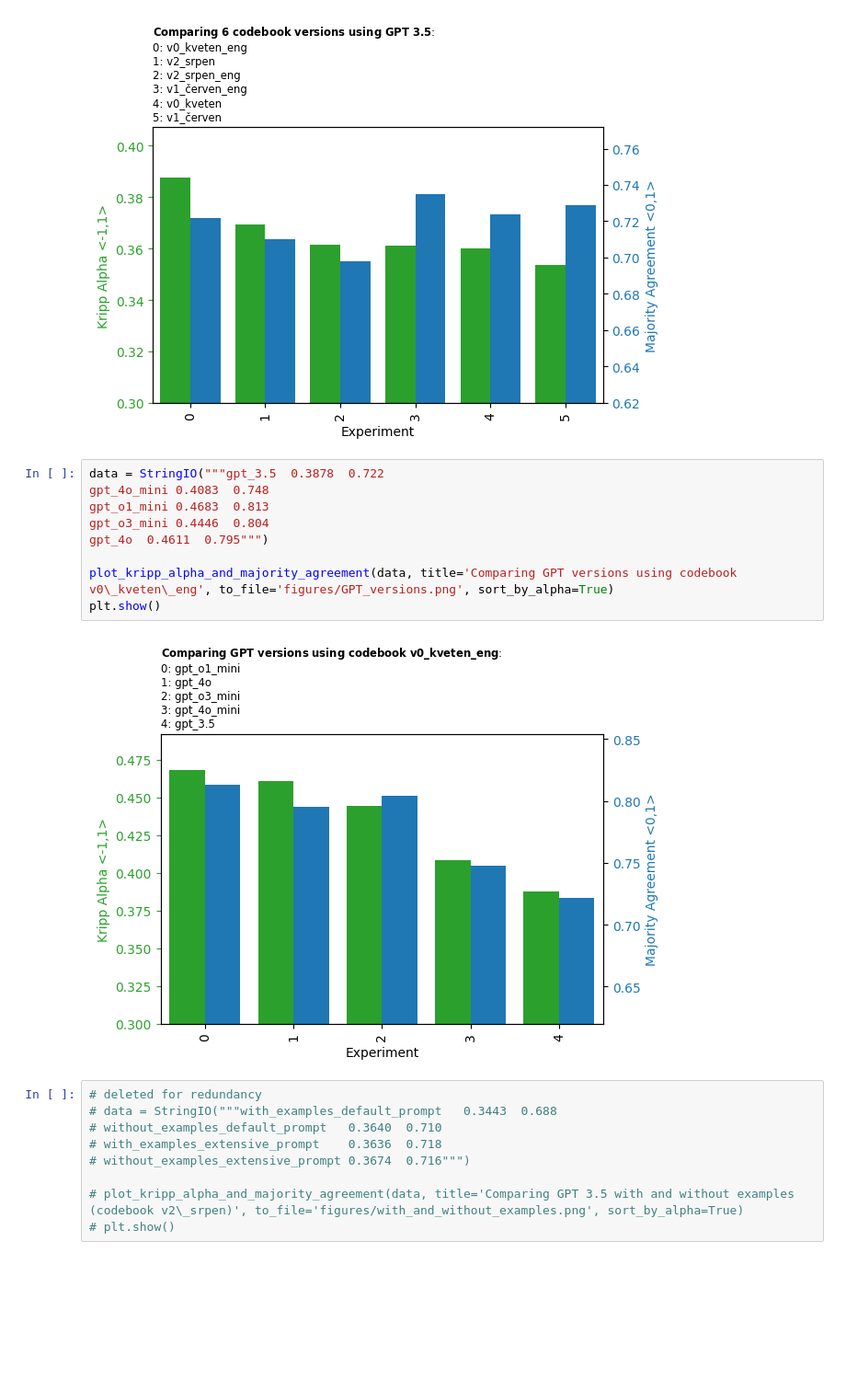
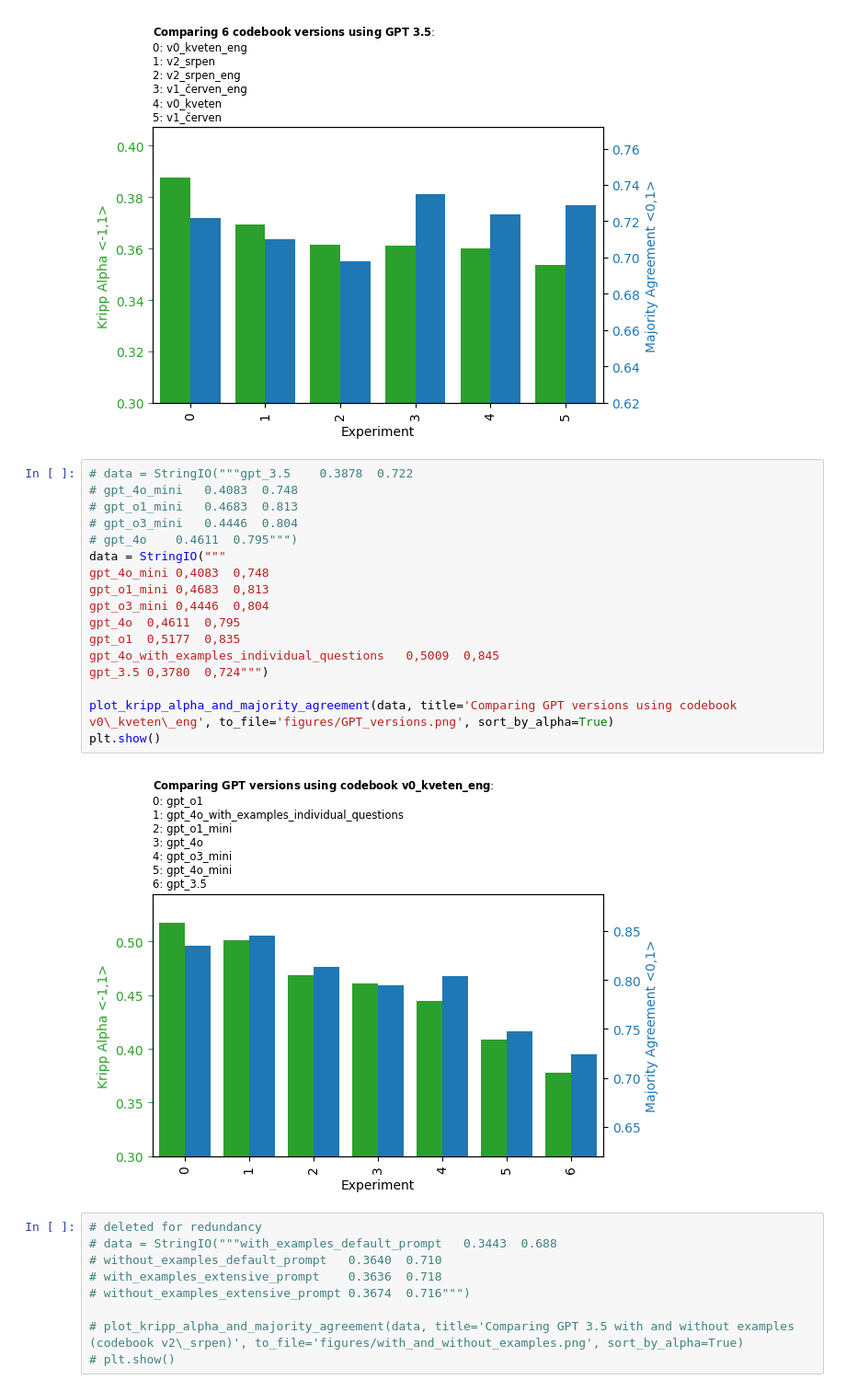
Before and after one commit to DCGM/discourseer, a Jupyter notebook: graph_maker.ipynb, the cells around one changed output. Shown: that part at 92% size. Saved outputs shown, nothing was run; the diff lists cells and outputs as text; blank space fills up the shorter version.

Commit message:
add figures from experiments

```diff
--- a/graph_maker.ipynb
+++ b/graph_maker.ipynb
@@ -32,16 +32,24 @@ plt.show()
 # %% [output]
 [figure]
 # %%
-data = StringIO("""gpt_3.5	0.3878	0.722
-gpt_4o_mini	0.4083	0.748
-gpt_o1_mini	0.4683	0.813
-gpt_o3_mini	0.4446	0.804
-gpt_4o	0.4611	0.795""")
+# data = StringIO("""gpt_3.5	0.3878	0.722
+# gpt_4o_mini	0.4083	0.748
+# gpt_o1_mini	0.4683	0.813
+# gpt_o3_mini	0.4446	0.804
+# gpt_4o	0.4611	0.795""")
+data = StringIO("""
+gpt_4o_mini	0,4083	0,748
+gpt_o1_mini	0,4683	0,813
+gpt_o3_mini	0,4446	0,804
+gpt_4o	0,4611	0,795
+gpt_o1	0,5177	0,835
+gpt_4o_with_examples_individual_questions	0,5009	0,845
+gpt_3.5	0,3780	0,724""")
 
 plot_kripp_alpha_and_majority_agreement(data, title='Comparing GPT versions using codebook v0\_kveten\_eng', to_file='figures/GPT_versions.png', sort_by_alpha=True)
 plt.show()
 # %% [output]
-[figure, old version]
+[figure, new version]
 # %%
 # deleted for redundancy
 # data = StringIO("""with_examples_default_prompt	0.3443	0.688
```
Also changed, not shown: parts of 1 cell of this notebook, 3 other files.
